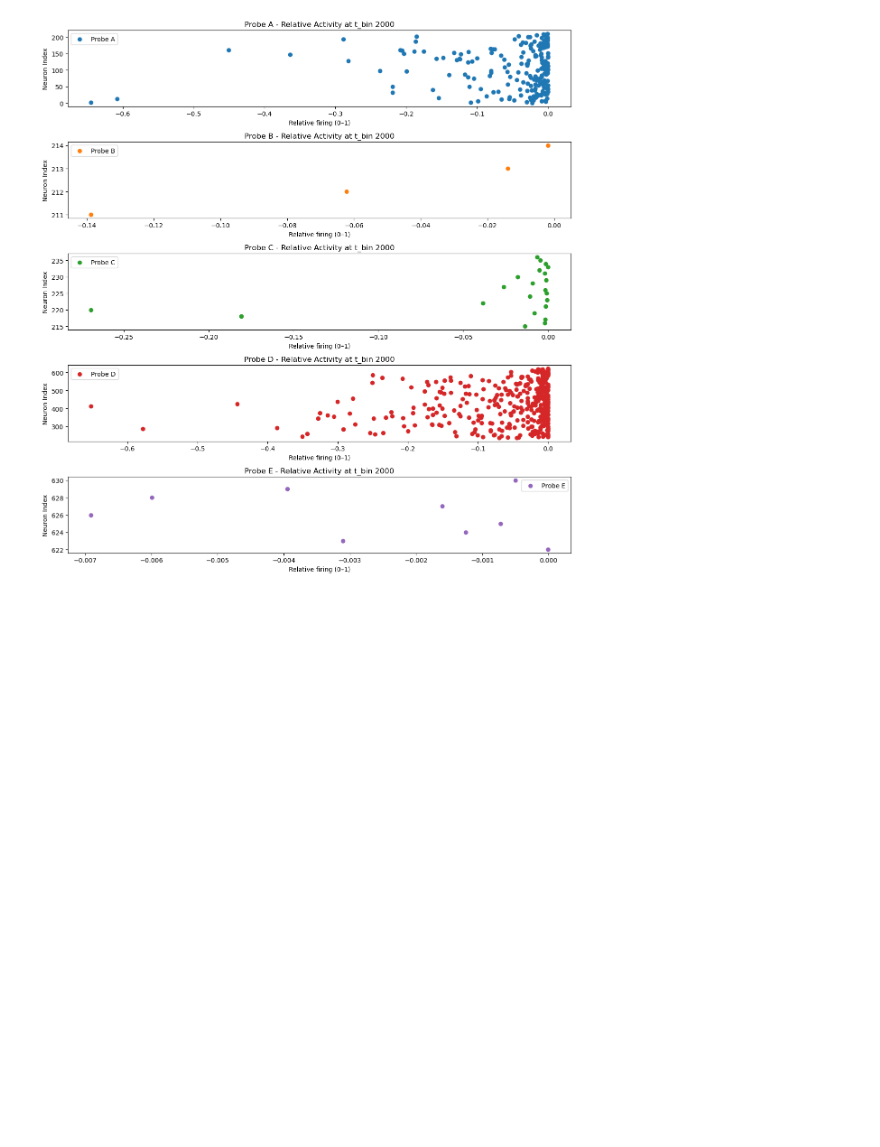
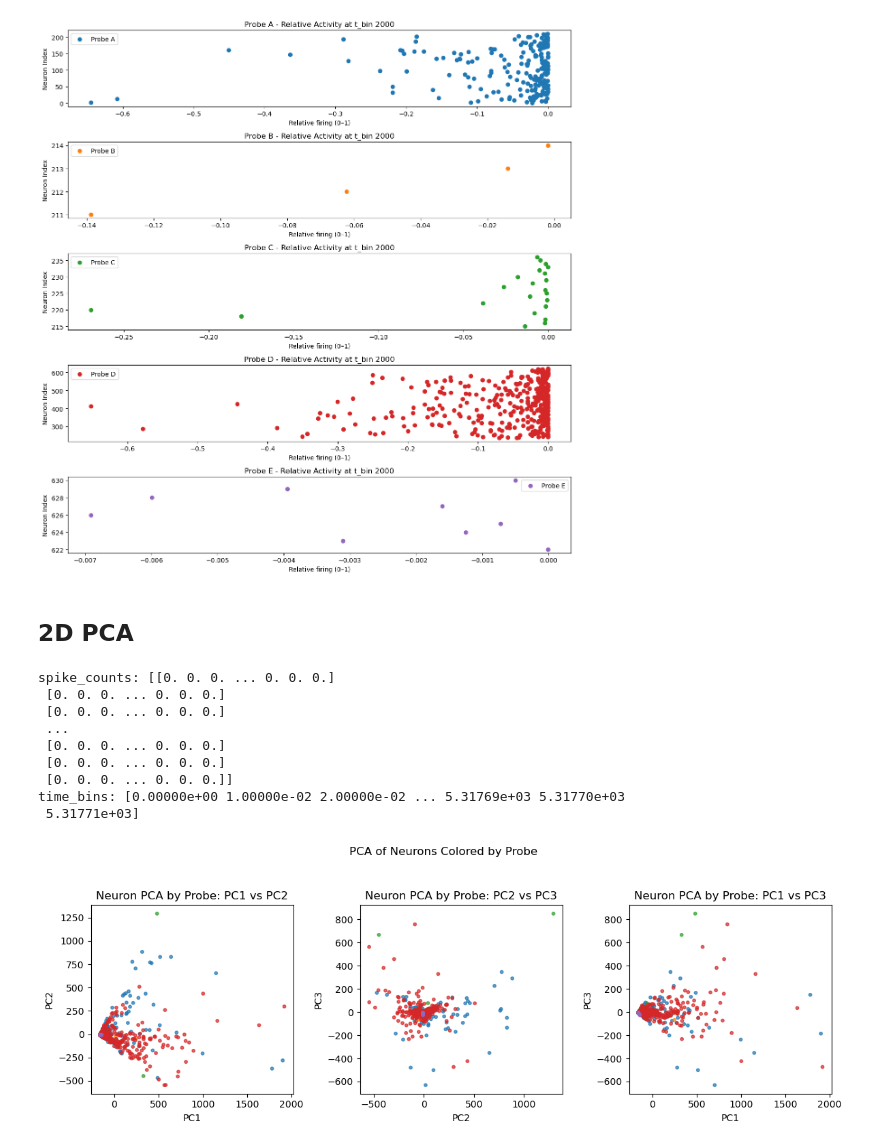
Before and after one commit to granthughes1999/PCA_on_neural_data, a Jupyter notebook: mice/reach7_07_2024-12-04_20-57-49_008/single_dimensional_PCA.ipynb, the cells around one changed output. Drawn from its saved outputs; the diff is of its cells as text; code cells hidden in the pictures; blank space fills up the shorter version.

```diff
--- a/mice/reach7_07_2024-12-04_20-57-49_008/single_dimensional_PCA.ipynb
+++ b/mice/reach7_07_2024-12-04_20-57-49_008/single_dimensional_PCA.ipynb
@@ -220,3 +211,5 @@ run_analysis(df_units_path, t_bin=2000, bin_size=0.01)
 # %% [output]
 [figure]
 [figure]
+# %% [markdown]
+## 2D PCA
@@ -222,0 +265,13 @@ run_analysis(df_units_path, t_bin=2000, bin_size=0.01)
+# %%
+run_2D_analysis(df_units_path, t_bin=2000, bin_size=0.01)
+# %% [output]
+spike_counts: [[0. 0. 0. ... 0. 0. 0.]
+ [0. 0. 0. ... 0. 0. 0.]
+ [0. 0. 0. ... 0. 0. 0.]
+ ...
+ [0. 0. 0. ... 0. 0. 0.]
+ [0. 0. 0. ... 0. 0. 0.]
+ [0. 0. 0. ... 0. 0. 0.]]
+time_bins: [0.00000e+00 1.00000e-02 2.00000e-02 ... 5.31769e+03 5.31770e+03
+ 5.31771e+03]
+[figure, added]
```
Also changed, not shown: parts of 11 cells of this notebook, 4 other files.
